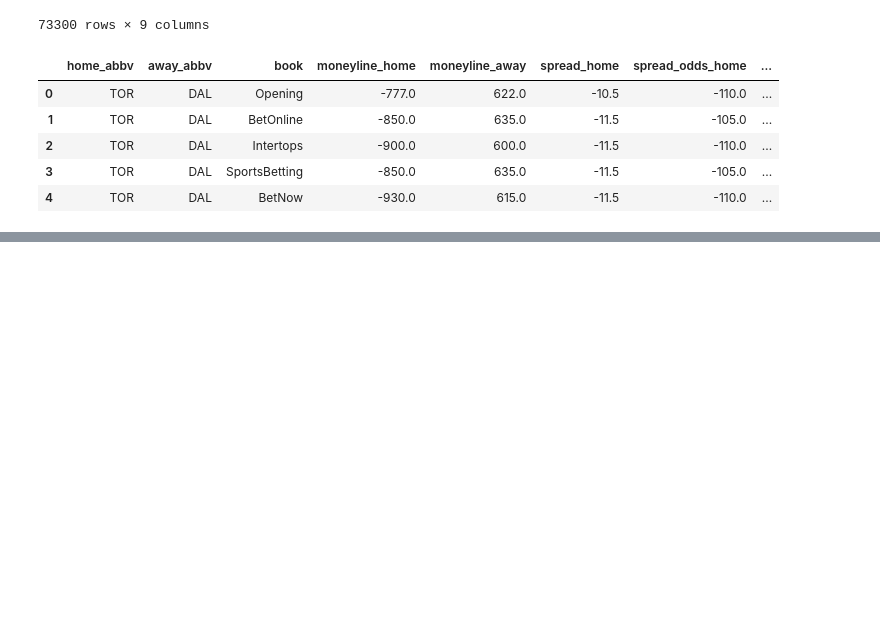
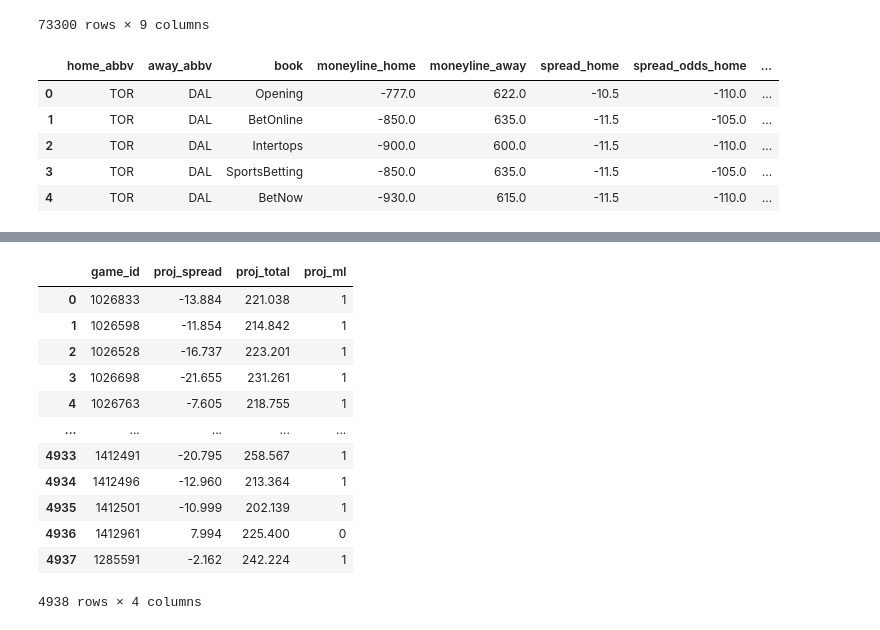
Before and after one commit to kyle-rgb/NBA_Sportsbook_Project, a Jupyter notebook: notebooks/Modeling.ipynb, the cells around one changed output, grey strips where cells are left out. Saved outputs shown, nothing was run; the diff lists cells and outputs as text; code cells hidden in the pictures; blank space fills up the shorter version.

```diff
--- a/notebooks/Modeling.ipynb
+++ b/notebooks/Modeling.ipynb
@@ -404,0 +452,16 @@ ValueError: Length of values (3439) does not match length of index (4938)
+# %%
+sample.projected_markets
+# %% [output]
+|  | game_id | proj_spread | proj_total | proj_ml |
+| 0 | 1026833 | -13.884 | 221.038 | 1 |
+| 1 | 1026598 | -11.854 | 214.842 | 1 |
+| 2 | 1026528 | -16.737 | 223.201 | 1 |
+| 3 | 1026698 | -21.655 | 231.261 | 1 |
+| 4 | 1026763 | -7.605 | 218.755 | 1 |
+| ... | ... | ... | ... | ... |
+| 4933 | 1412491 | -20.795 | 258.567 | 1 |
+| 4934 | 1412496 | -12.960 | 213.364 | 1 |
+| 4935 | 1412501 | -10.999 | 202.139 | 1 |
+| 4936 | 1412961 | 7.994 | 225.400 | 0 |
+| 4937 | 1285591 | -2.162 | 242.224 | 1 |
+4938 rows × 4 columns
```
Also changed, not shown: parts of 17 cells of this notebook, 1 other file.
